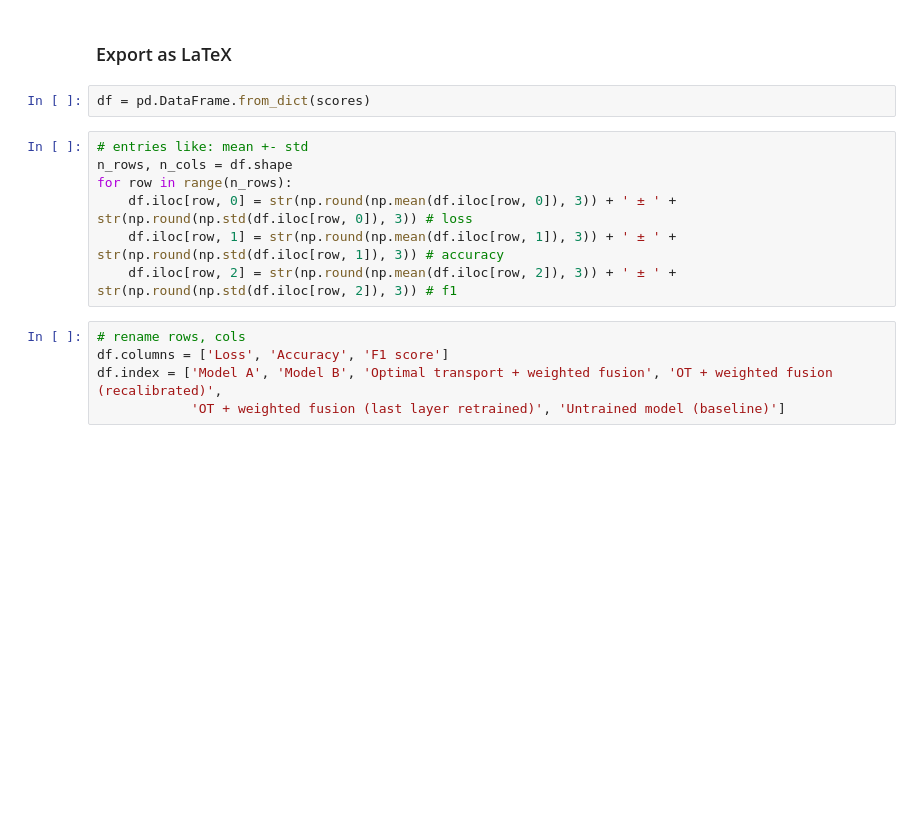
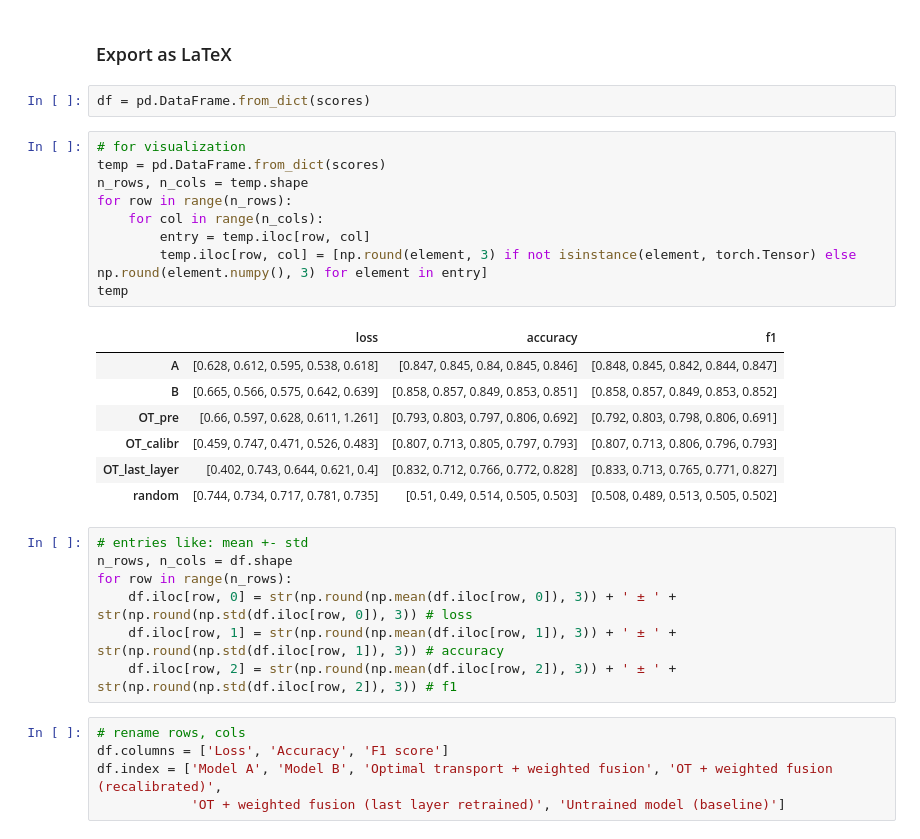
Before and after one commit to Yahnnosh/Exploring-Model-Fusion-with-Optimal-Transport-on-Transformers, a Jupyter notebook: different_seeds_CV_weighted_fusion.ipynb, the cells around one changed output. Drawn from its saved outputs; the diff is of its cells as text; blank space fills up the shorter version.

```diff
--- a/different_seeds_CV_weighted_fusion.ipynb
+++ b/different_seeds_CV_weighted_fusion.ipynb
@@ -366,6 +468,23 @@ fusion successful
 ### Export as LaTeX
 # %%
 df = pd.DataFrame.from_dict(scores)
+# %%
+# for visualization
+temp = pd.DataFrame.from_dict(scores)
+n_rows, n_cols = temp.shape
+for row in range(n_rows):
+    for col in range(n_cols):
+        entry = temp.iloc[row, col]
+        temp.iloc[row, col] = [np.round(element, 3) if not isinstance(element, torch.Tensor) else np.round(element.numpy(), 3) for element in entry]
+temp
+# %% [output]
+|  | loss | accuracy | f1 |
+| A | [0.628, 0.612, 0.595, 0.538, 0.618] | [0.847, 0.845, 0.84, 0.845, 0.846] | [0.848, 0.845, 0.842, 0.844, 0.847] |
+| B | [0.665, 0.566, 0.575, 0.642, 0.639] | [0.858, 0.857, 0.849, 0.853, 0.851] | [0.858, 0.857, 0.849, 0.853, 0.852] |
+| OT_pre | [0.66, 0.597, 0.628, 0.611, 1.261] | [0.793, 0.803, 0.797, 0.806, 0.692] | [0.792, 0.803, 0.798, 0.806, 0.691] |
+| OT_calibr | [0.459, 0.747, 0.471, 0.526, 0.483] | [0.807, 0.713, 0.805, 0.797, 0.793] | [0.807, 0.713, 0.806, 0.796, 0.793] |
+| OT_last_layer | [0.402, 0.743, 0.644, 0.621, 0.4] | [0.832, 0.712, 0.766, 0.772, 0.828] | [0.833, 0.713, 0.765, 0.771, 0.827] |
+| random | [0.744, 0.734, 0.717, 0.781, 0.735] | [0.51, 0.49, 0.514, 0.505, 0.503] | [0.508, 0.489, 0.513, 0.505, 0.502] |
 # %%
 # entries like: mean +- std
 n_rows, n_cols = df.shape
```
Also changed, not shown: parts of 8 cells of this notebook, 5 other files.
